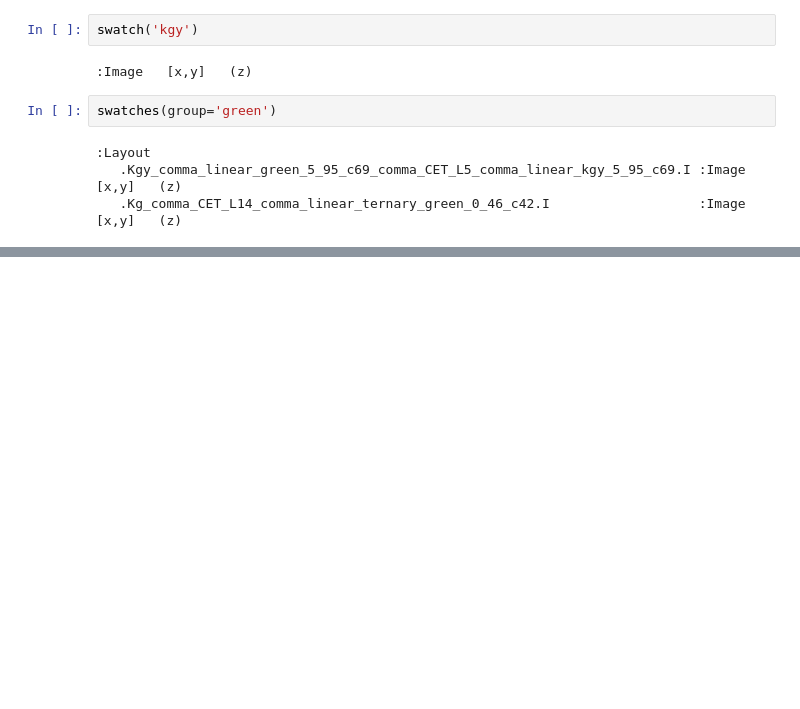
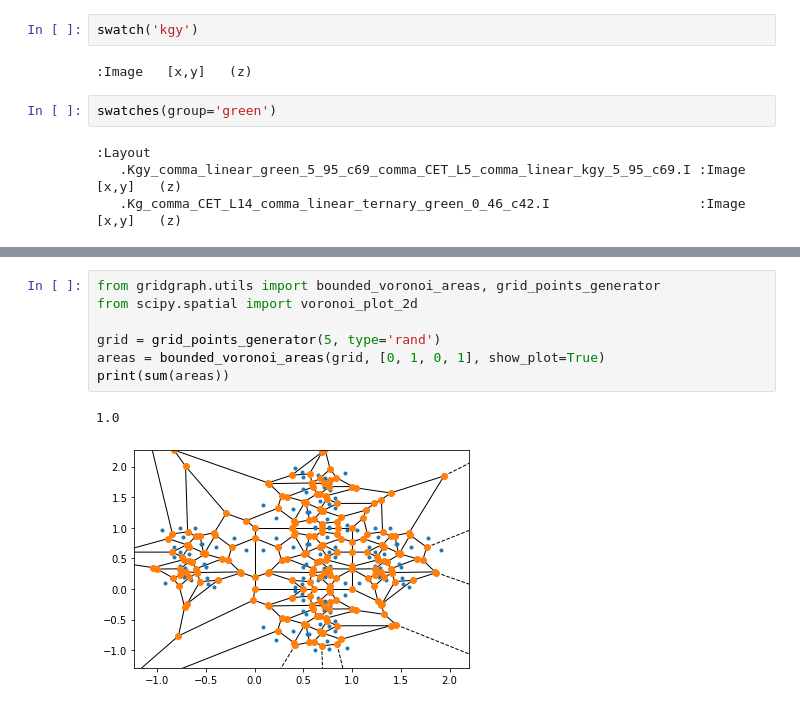
Before and after one commit to onakanob/GridGraph_Widget, a Jupyter notebook: proto_bokeh.ipynb, the cells around one changed output, grey strips where cells are left out. Saved outputs shown, nothing was run; the diff lists cells and outputs as text; blank space fills up the shorter version.

```diff
--- a/proto_bokeh.ipynb
+++ b/proto_bokeh.ipynb
@@ -206,0 +362,10 @@ swatches(group='green')
+# %%
+from gridgraph.utils import bounded_voronoi_areas, grid_points_generator
+from scipy.spatial import voronoi_plot_2d
+
+grid = grid_points_generator(5, type='rand')
+areas = bounded_voronoi_areas(grid, [0, 1, 0, 1], show_plot=True)
+print(sum(areas))
+# %% [output]
+1.0
+[figure, added]
```
Also changed, not shown: parts of 5 cells of this notebook, 6 other files.
